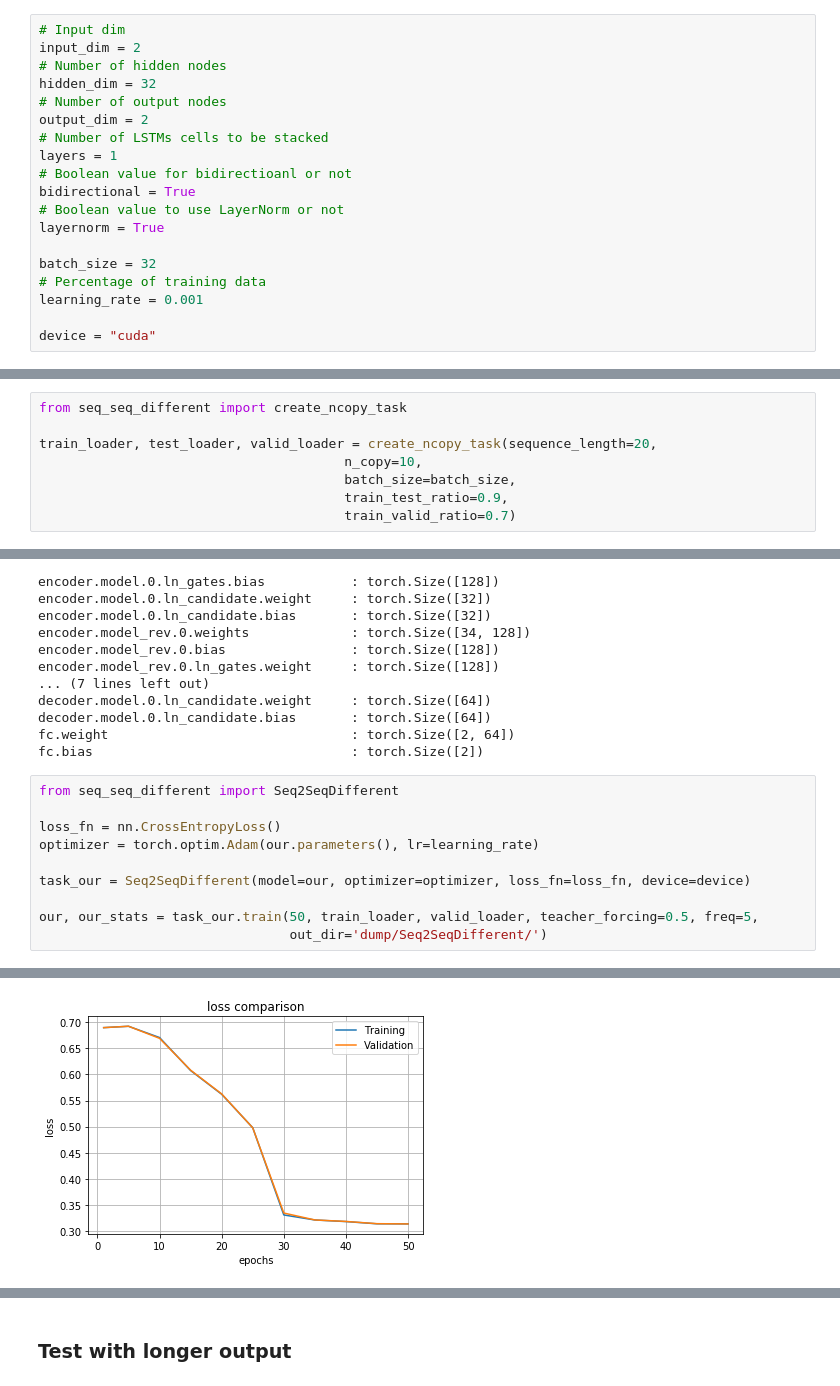
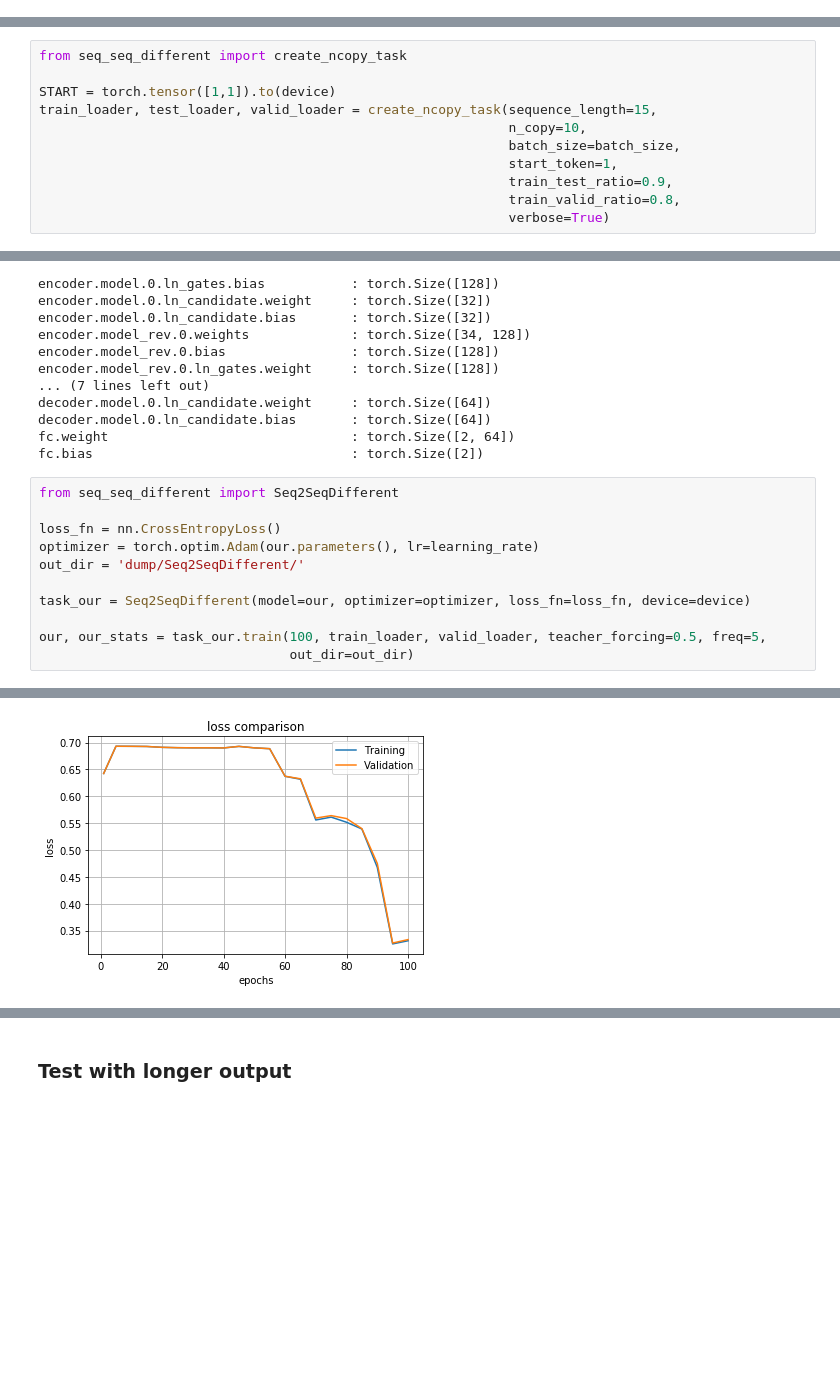
Before and after one commit to Neeratyoy/SequenceModelling, a Jupyter notebook: src/Seq2Seq-different.ipynb, the cells around one changed output, grey strips where cells are left out. Drawn from its saved outputs; the diff is of its cells as text; blank space fills up the shorter version.

```diff
--- a/src/Seq2Seq-different.ipynb
+++ b/src/Seq2Seq-different.ipynb
@@ -21,19 +23,0 @@ seed = 42
-# %%
-# Input dim
-input_dim = 2
-# Number of hidden nodes
-hidden_dim = 32
-# Number of output nodes
-output_dim = 2
-# Number of LSTMs cells to be stacked
-layers = 1
-# Boolean value for bidirectioanl or not
-bidirectional = True
-# Boolean value to use LayerNorm or not
-layernorm = True
-
-batch_size = 32
-# Percentage of training data
-learning_rate = 0.001
-
-device = "cuda"
@@ -44,8 +34,11 @@ The entire dataset comprises of the binary representation of all numbers uptil a
 # %%
 from seq_seq_different import create_ncopy_task
 
-train_loader, test_loader, valid_loader = create_ncopy_task(sequence_length=20,
-                                       n_copy=10,
-                                       batch_size=batch_size,
-                                       train_test_ratio=0.9,
-                                       train_valid_ratio=0.7)
+START = torch.tensor([1,1]).to(device)
+train_loader, test_loader, valid_loader = create_ncopy_task(sequence_length=15,
+                                                            n_copy=10,
+                                                            batch_size=batch_size,
+                                                            start_token=1,
+                                                            train_test_ratio=0.9,
+                                                            train_valid_ratio=0.8,
+                                                            verbose=True)
@@ -84,11 +95,12 @@ from seq_seq_different import Seq2SeqDifferent
 
 loss_fn = nn.CrossEntropyLoss()
 optimizer = torch.optim.Adam(our.parameters(), lr=learning_rate)
+out_dir = 'dump/Seq2SeqDifferent/'
 
 task_our = Seq2SeqDifferent(model=our, optimizer=optimizer, loss_fn=loss_fn, device=device)
 
-our, our_stats = task_our.train(50, train_loader, valid_loader, teacher_forcing=0.5, freq=5,
-                                out_dir='dump/Seq2SeqDifferent/')
+our, our_stats = task_our.train(100, train_loader, valid_loader, teacher_forcing=0.5, freq=5,
+                                out_dir=out_dir)
 # %% [output]
 Beginning training model with 27522 parameters
 Files will be saved in: dump/Seq2SeqDifferent/
@@ -110,2 +122,2 @@ Training completed in 3482.466854572296s
-[figure, old version]
+[figure, new version]
 # %%
```
Also changed, not shown: parts of 35 cells of this notebook, 3 other files.
